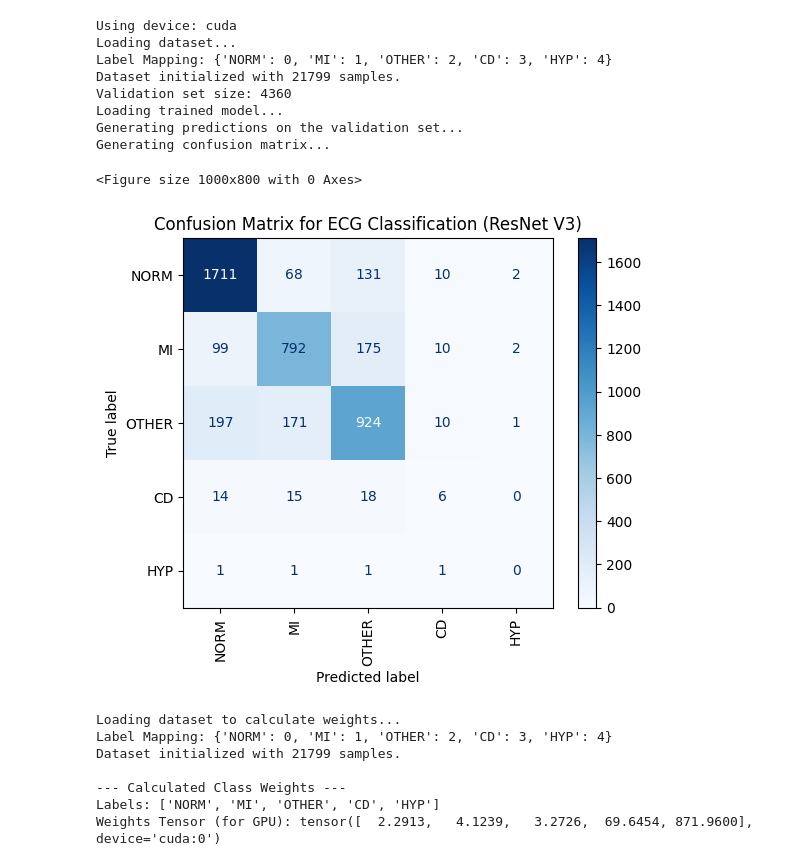
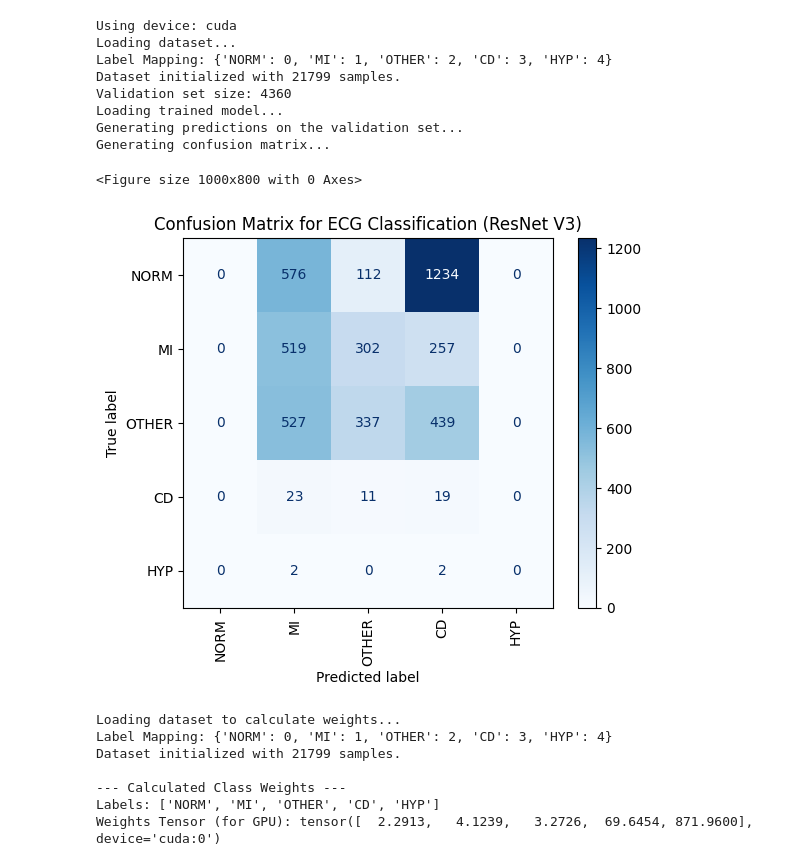
Before and after one commit to Zenkairow/ecg-classification-project, a Jupyter notebook: notebooks/02_model_evaluation.ipynb, the cells around one changed output. Cells and saved outputs as stored; diff of their text form; code cells hidden in the pictures.

```diff
--- a/notebooks/02_model_evaluation.ipynb
+++ b/notebooks/02_model_evaluation.ipynb
@@ -44,7 +44,7 @@ def evaluate_model():
         num_leads=config.NUM_LEADS
     ).to(device)
 
-    model_path = '../models/ecg_model_v4.pth'
+    model_path = '../models/ecg_model_v3.pth'
     try:
         model.load_state_dict(torch.load(model_path))
     except FileNotFoundError:
@@ -66,34 +66,34 @@ def evaluate_model():
             outputs = model(signals)
             _, predicted = torch.max(outputs.data, 1)
 
             all_labels.extend(labels.cpu().numpy())
             all_preds.extend(predicted.cpu().numpy())
 
     # --- 5. Generate and Plot Confusion Matrix ---
     print("Generating confusion matrix...")
     cm = confusion_matrix(all_labels, all_preds)
 
     class_names = list(dataset.inverse_label_map.values())
 
     plt.figure(figsize=(10, 8))
     disp = ConfusionMatrixDisplay(confusion_matrix=cm, display_labels=class_names)
     disp.plot(cmap=plt.cm.Blues, xticks_rotation='vertical')
     plt.title('Confusion Matrix for ECG Classification (ResNet V3)')
     plt.show()
 
 if __name__ == '__main__':
     evaluate_model()
 # %% [output]
 Using device: cuda
 Loading dataset...
 Label Mapping: {'NORM': 0, 'MI': 1, 'OTHER': 2, 'CD': 3, 'HYP': 4}
 Dataset initialized with 21799 samples.
 Validation set size: 4360
 Loading trained model...
 Generating predictions on the validation set...
 Generating confusion matrix...
 <Figure size 1000x800 with 0 Axes>
-[figure, old version]
+[figure, new version]
 # %%
 import torch
 import pandas as pd
```
Also changed, not shown: parts of 1 cell of this notebook, 9 other files.
